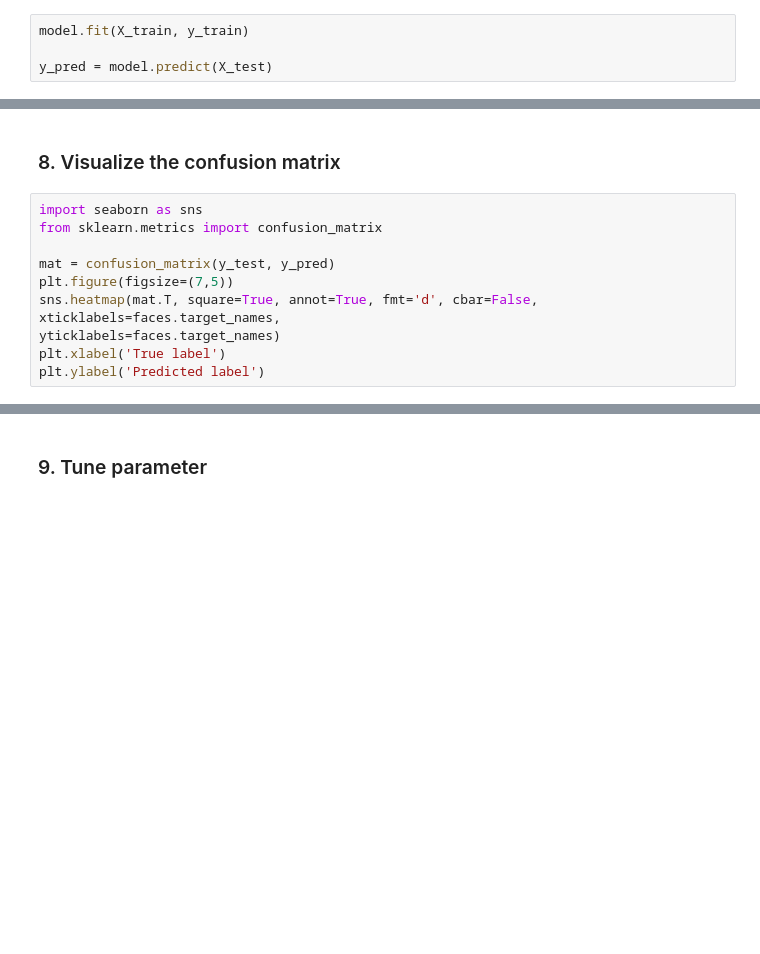
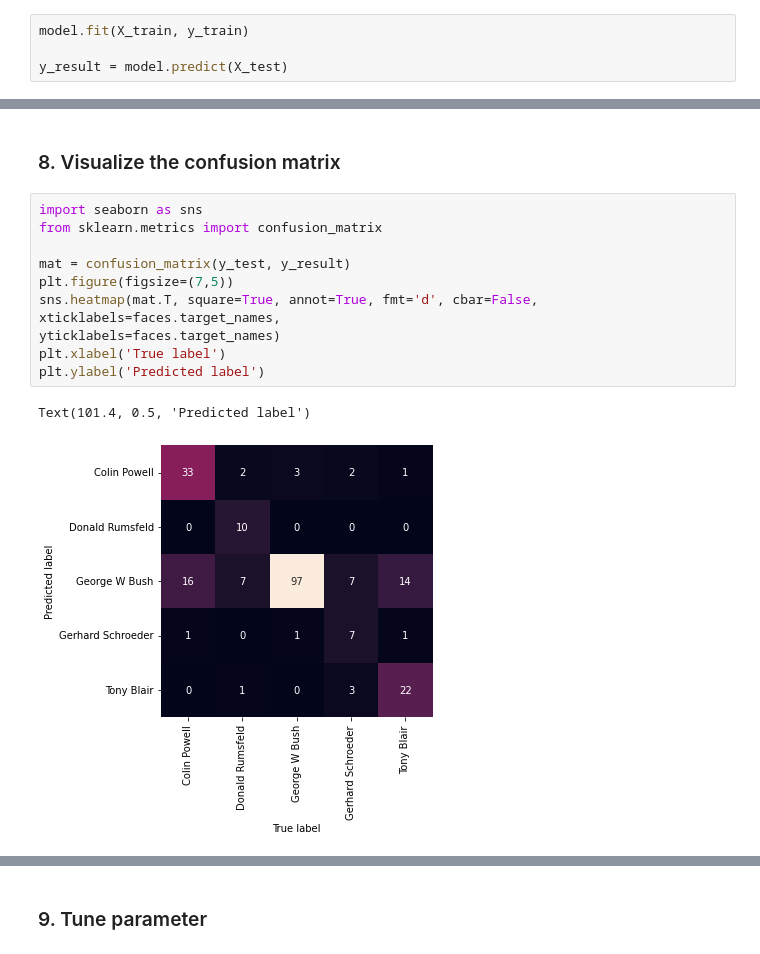
Before and after one commit to willongithub/archieve-data-science, a Jupyter notebook: prml/prml_w7.ipynb, the cells around one changed output, grey strips where cells are left out. Cells and saved outputs as stored; diff of their text form; blank space fills up the shorter version.

```diff
--- a/prml/prml_w7.ipynb
+++ b/prml/prml_w7.ipynb
@@ -68,7 +100,7 @@ model = SVC()
 # %%
 model.fit(X_train, y_train)
 
-y_pred = model.predict(X_test)
+y_result = model.predict(X_test)
 # %% [markdown]
 ### 6. Evaluate the result
 # %%
@@ -91,14 +140,17 @@ print(classification_report(y_test, y_pred, target_names=faces.target_names))
 # %%
 import seaborn as sns
 from sklearn.metrics import confusion_matrix
 
-mat = confusion_matrix(y_test, y_pred)
+mat = confusion_matrix(y_test, y_result)
 plt.figure(figsize=(7,5))
 sns.heatmap(mat.T, square=True, annot=True, fmt='d', cbar=False,
 xticklabels=faces.target_names,
 yticklabels=faces.target_names)
 plt.xlabel('True label')
 plt.ylabel('Predicted label')
+# %% [output]
+Text(101.4, 0.5, 'Predicted label')
+[figure, added]
 # %%
 params = model.get_params()
 
```
Also changed, not shown: parts of 17 cells of this notebook, 2 other files.
